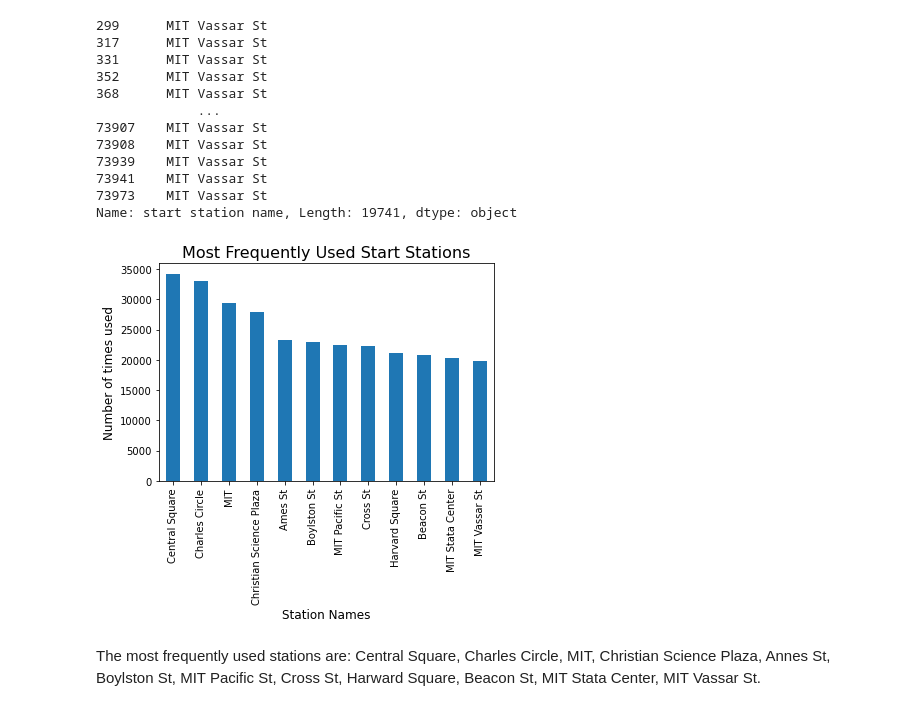
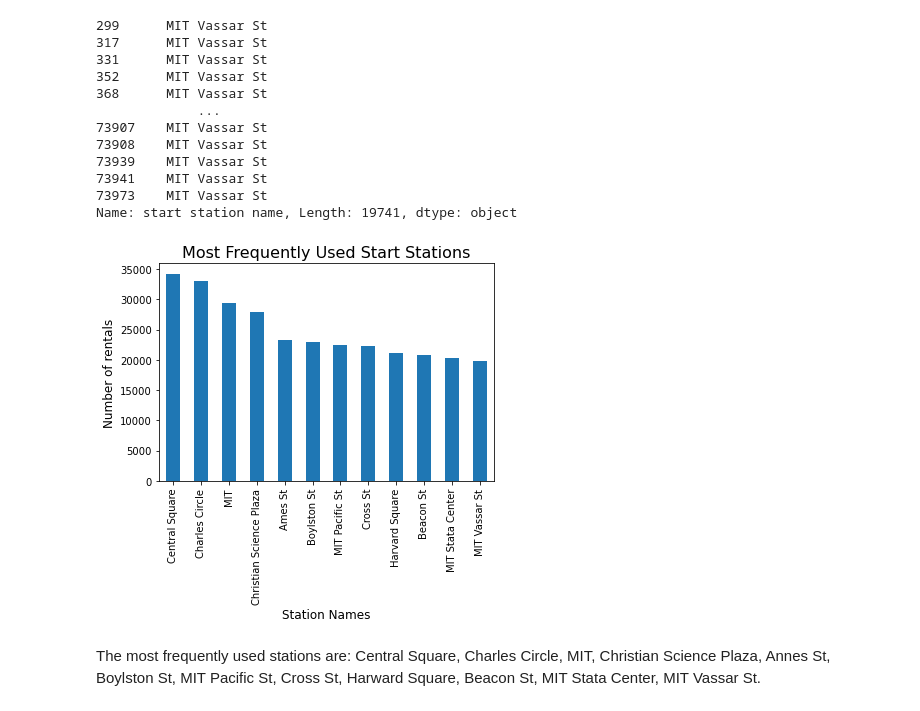
Before and after one commit to lillaszulyovszky/udacity-project-bikesharing-data-in-boston, a Jupyter notebook: bikesharing.ipynb, the cells around one changed output. Drawn from its saved outputs; the diff is of its cells as text; code cells hidden in the pictures.

Commit message:
Update bikesharing.ipynb
- progressed with bivariate plots

```diff
--- a/bikesharing.ipynb
+++ b/bikesharing.ipynb
@@ -1019,12 +1019,12 @@ Name: start station name, Length: 19741, dtype: object
 # %%
 ax = df_all['start station id'].value_counts().sort_values(ascending=False)[:12].plot(kind="bar")
 plt.xlabel('Station Names', fontsize=12)
-plt.ylabel('Number of times used', fontsize=12)
+plt.ylabel('Number of rentals', fontsize=12)
 
 plt.title('Most Frequently Used Start Stations', fontsize=16)
 ax.set_xticklabels(['Central Square','Charles Circle','MIT','Christian Science Plaza','Ames St','Boylston St','MIT Pacific St','Cross St','Harvard Square','Beacon St','MIT Stata Center', 'MIT Vassar St'], rotation='90');
 # %% [output]
-[figure, old version]
+[figure, new version]
 # %% [markdown]
 The most frequently used stations are: Central Square, Charles Circle, MIT, Christian Science Plaza, Annes St, Boylston St, MIT Pacific St, Cross St, Harward Square, Beacon St, MIT Stata Center, MIT Vassar St.
 # %%
```
Also changed, not shown: parts of 11 cells of this notebook.
